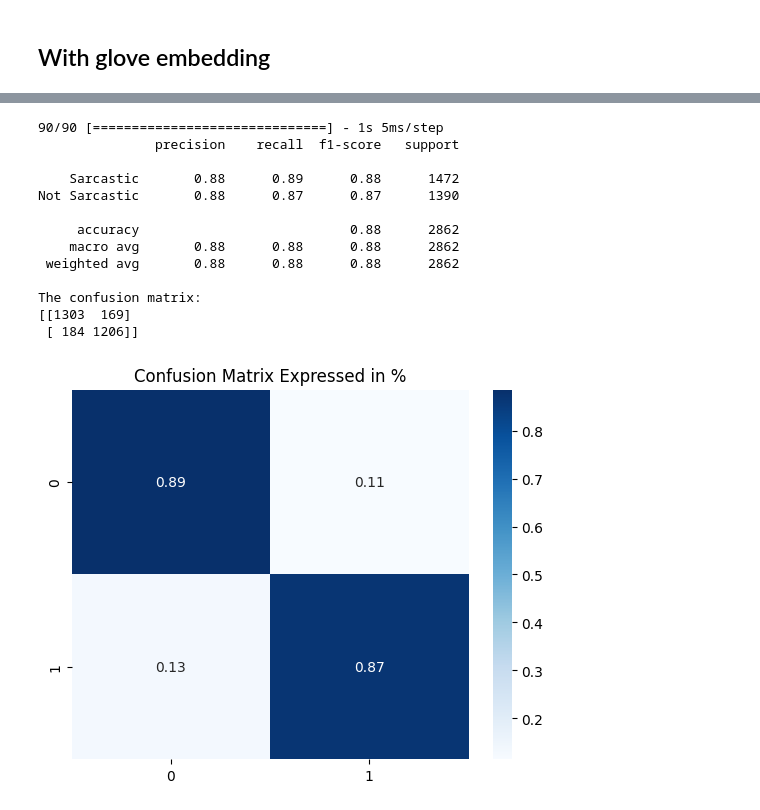
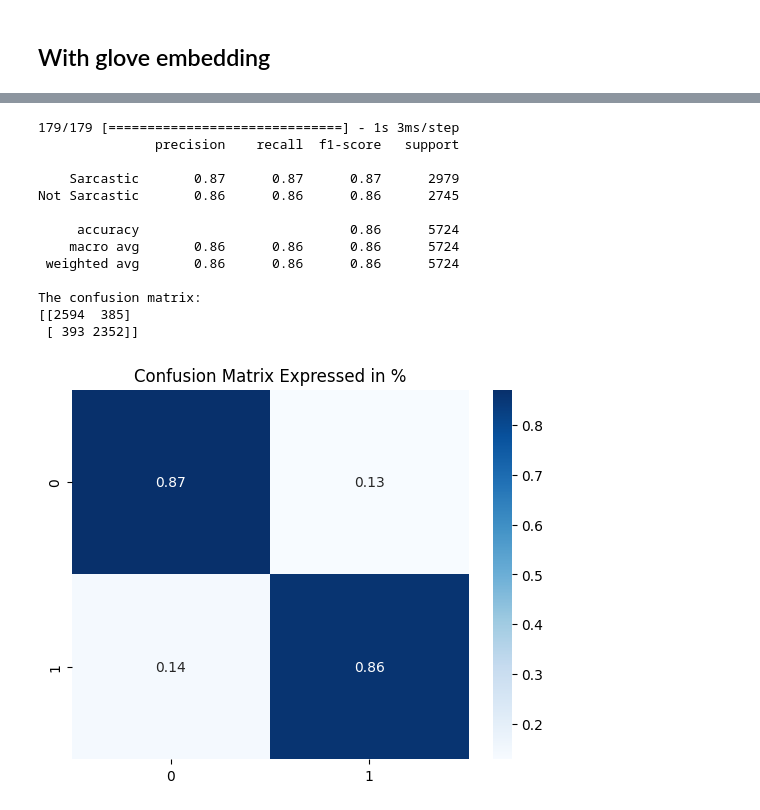
Before and after one commit to bodinestubbe/ML_2024, a Jupyter notebook: LSTM_original.ipynb, the cells around one changed output, grey strips where cells are left out. Cells and saved outputs as stored; diff of their text form; code cells hidden in the pictures.

```diff
--- a/LSTM_original.ipynb
+++ b/LSTM_original.ipynb
@@ -489,17 +496,17 @@ plotCurves(history, "1 layer LSTM with Glove embedding")
 # %%
-printModelStats(best_model_3, X_val, y_val)
+printModelStats(best_model_3, X_test, y_test)
 # %% [output]
-90/90 [==============================] - 1s 5ms/step
+179/179 [==============================] - 1s 3ms/step
                precision    recall  f1-score   support
 
-    Sarcastic       0.88      0.89      0.88      1472
-Not Sarcastic       0.88      0.87      0.87      1390
+    Sarcastic       0.87      0.87      0.87      2979
+Not Sarcastic       0.86      0.86      0.86      2745
 
-     accuracy                           0.88      2862
-    macro avg       0.88      0.88      0.88      2862
- weighted avg       0.88      0.88      0.88      2862
+     accuracy                           0.86      5724
+    macro avg       0.86      0.86      0.86      5724
+ weighted avg       0.86      0.86      0.86      5724
 
 The confusion matrix:
-[[1303  169]
- [ 184 1206]]
+[[2594  385]
+ [ 393 2352]]
-[figure, old version]
+[figure, new version]
```
Also changed, not shown: parts of 15 cells of this notebook.
